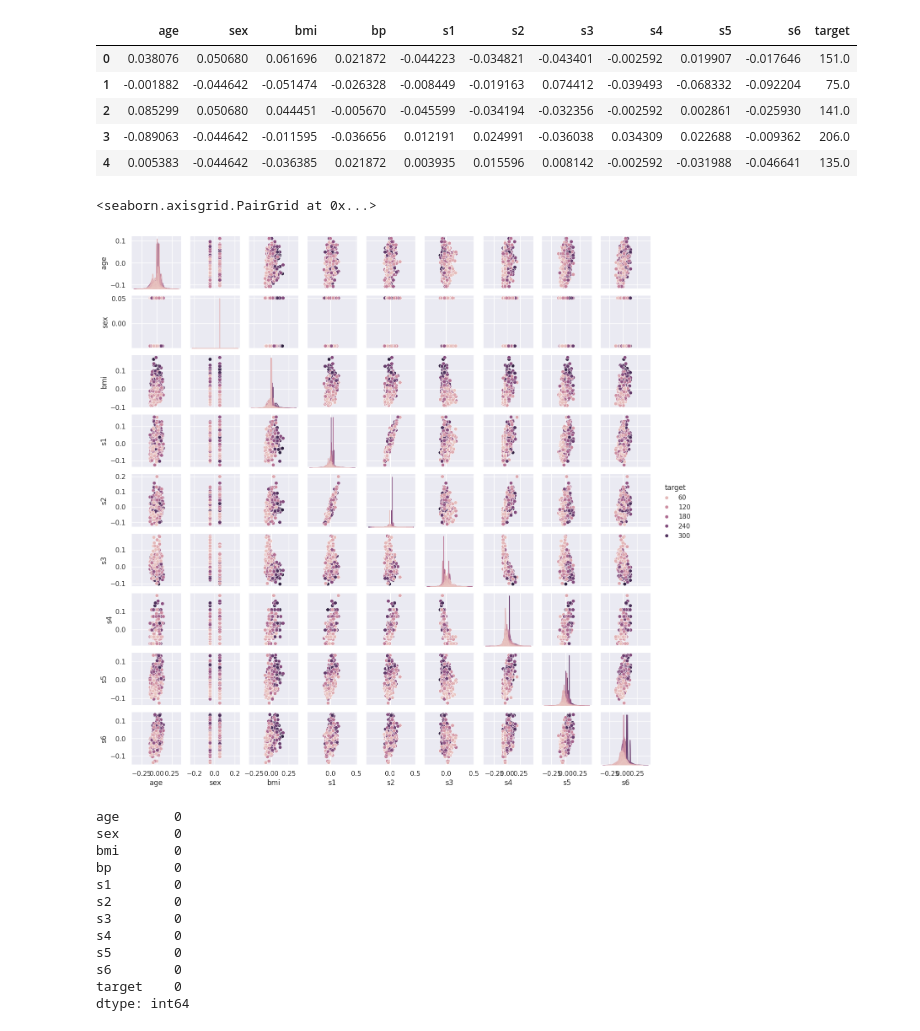
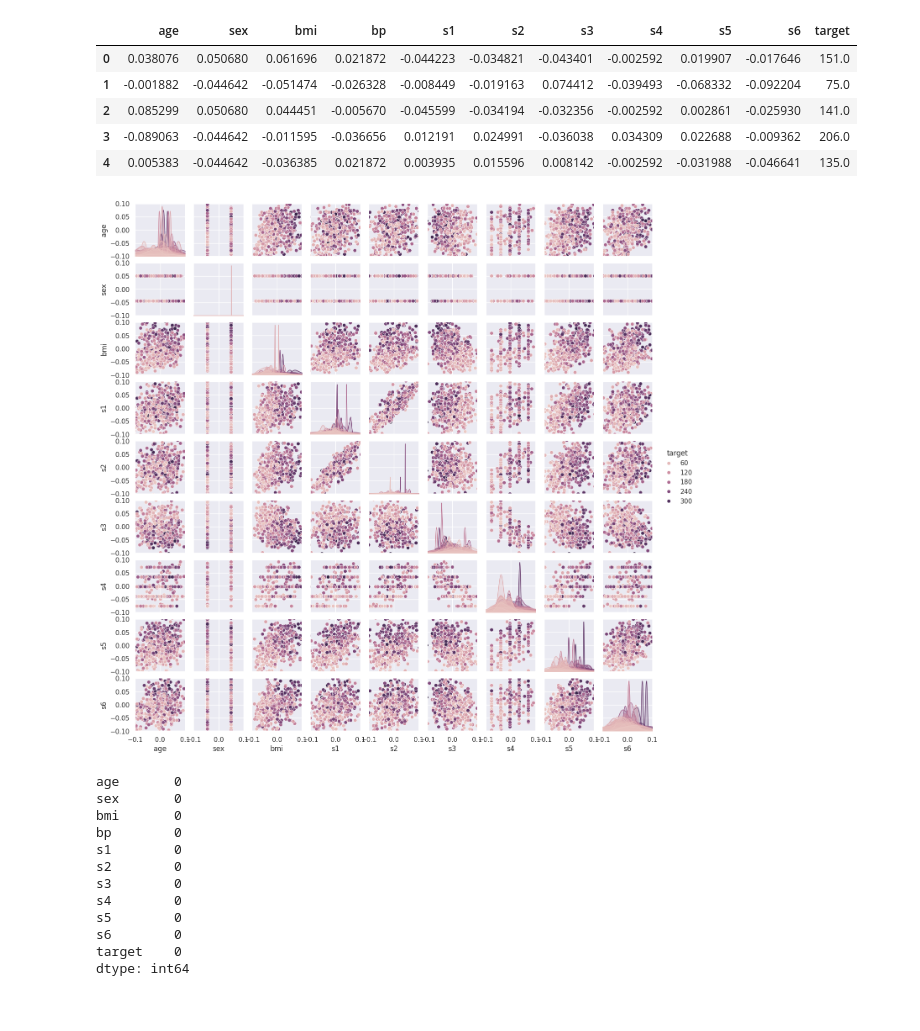
Before and after one commit to EJMancero/Jupyter_Content2, a Jupyter notebook: 09_Data_Analysis_Lab.ipynb, the cells around one changed output. Saved outputs shown, nothing was run; the diff lists cells and outputs as text; code cells hidden in the pictures.

```diff
--- a/09_Data_Analysis_Lab.ipynb
+++ b/09_Data_Analysis_Lab.ipynb
@@ -42,17 +42,23 @@ df.frame.head()
 # %%
 %matplotlib inline
 
 import seaborn as sns; sns.set()
 
-#s1 and s1 correlate somewhat
+#s1 and s2 correlate somewhat
 
-sns.pairplot(data=df.frame,
+g = sns.pairplot(data=df.frame,
              x_vars=['age','sex','bmi','s1','s2','s3','s4','s5','s6'],
              y_vars=['age','sex','bmi','s1','s2','s3','s4','s5','s6'],
-             hue='target', size=1.5)
+             hue='target', height=1.5)
+
+for ax in g.axes.flatten():
+    ax.set_xlim(-0.1, 0.1)
+    ax.set_ylim(-0.1, 0.1)
+
+# Show plot
+plt.show()
 # %% [output]
-<seaborn.axisgrid.PairGrid at 0x...>
-[figure, old version]
+[figure, new version]
 # %%
 df.frame.isna().sum()
 #No NAN in the data
```
Also changed, not shown: parts of 13 cells of this notebook.
